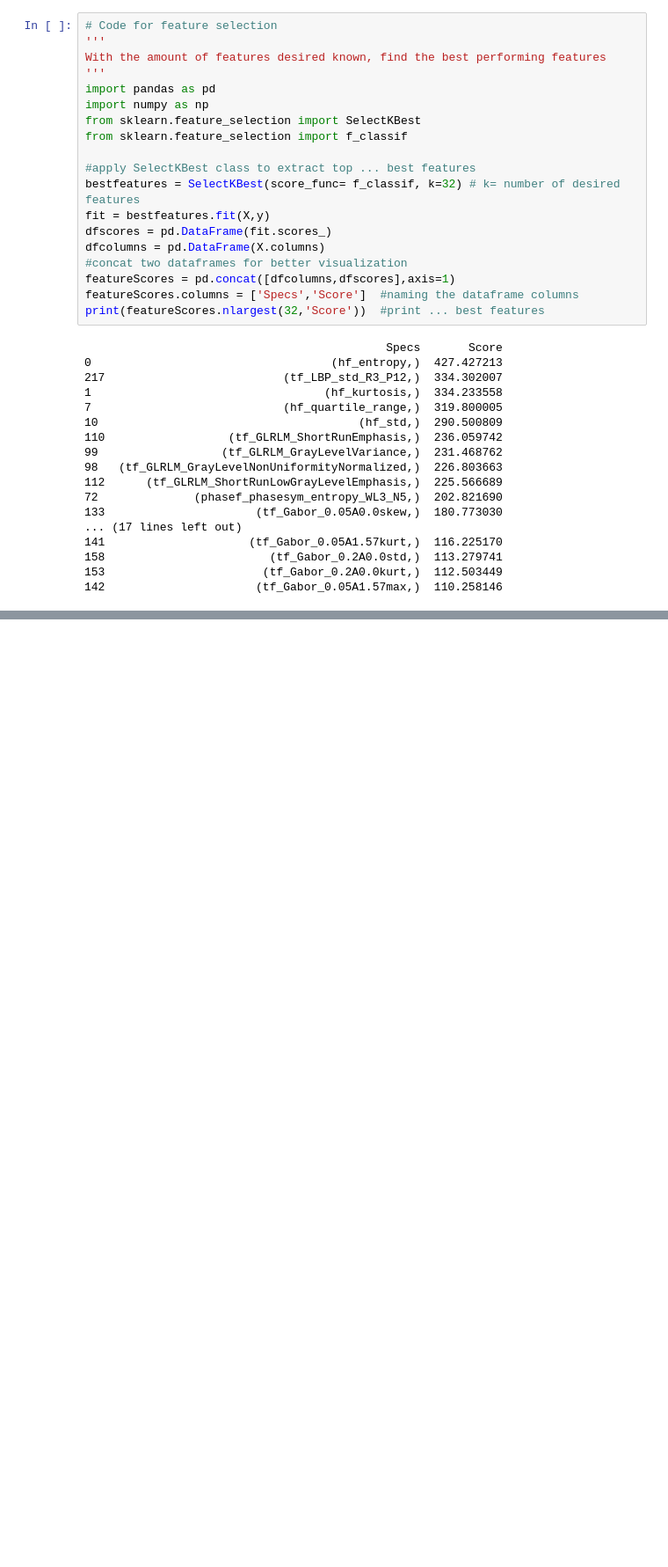
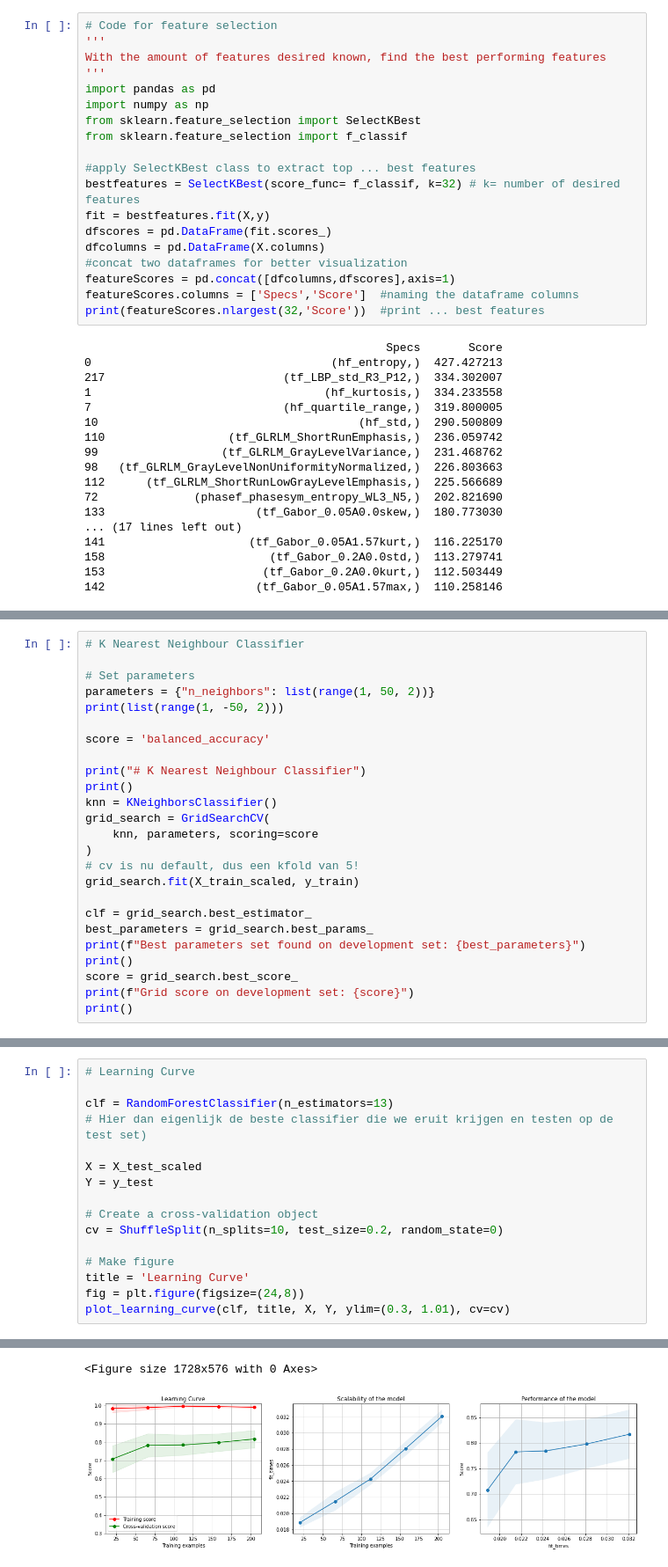
Before and after one commit to LauraSchellekens/TM10007_-private_-group, a Jupyter notebook: assignment.ipynb, the cells around one changed output, grey strips where cells are left out. Shown at 88% size. Drawn from its saved outputs; the diff is of its cells as text; blank space fills up the shorter version.

Commit message:
Learning Curve

```diff
--- a/assignment.ipynb
+++ b/assignment.ipynb
@@ -225,0 +282,25 @@ print(featureScores.nlargest(32,'Score'))  #print ... best features
+# %%
+# K Nearest Neighbour Classifier
+
+# Set parameters
+parameters = {"n_neighbors": list(range(1, 50, 2))}
+print(list(range(1, -50, 2)))
+
+score = 'balanced_accuracy'
+
+print("# K Nearest Neighbour Classifier")
+print()
+knn = KNeighborsClassifier()
+grid_search = GridSearchCV(
+    knn, parameters, scoring=score
+)
+# cv is nu default, dus een kfold van 5!
+grid_search.fit(X_train_scaled, y_train)
+
+clf = grid_search.best_estimator_
+best_parameters = grid_search.best_params_
+print(f"Best parameters set found on development set: {best_parameters}")
+print()
+score = grid_search.best_score_
+print(f"Grid score on development set: {score}")
+print()
@@ -417,0 +450,17 @@ recall:0.8831168831168831
+# %%
+# Learning Curve
+
+clf = RandomForestClassifier(n_estimators=13)
+# Hier dan eigenlijk de beste classifier die we eruit krijgen en testen op de test set)
+
+X = X_test_scaled
+Y = y_test
+
+# Create a cross-validation object
+cv = ShuffleSplit(n_splits=10, test_size=0.2, random_state=0)
+
+# Make figure
+title = 'Learning Curve'
+fig = plt.figure(figsize=(24,8))
+plot_learning_curve(clf, title, X, Y, ylim=(0.3, 1.01), cv=cv)
+# %% [output]
@@ -417,0 +468,2 @@ recall:0.8831168831168831
+<Figure size 1728x576 with 0 Axes>
+[figure, added]
```
Also changed, not shown: parts of 12 cells of this notebook.
